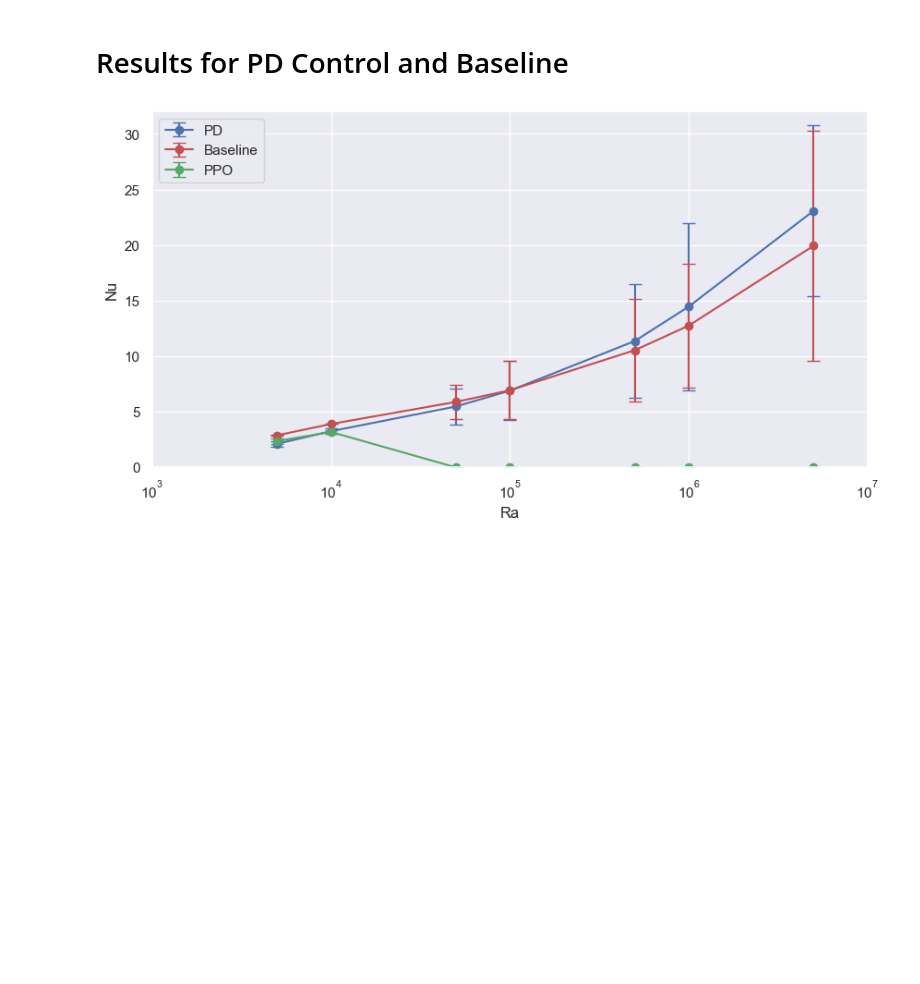
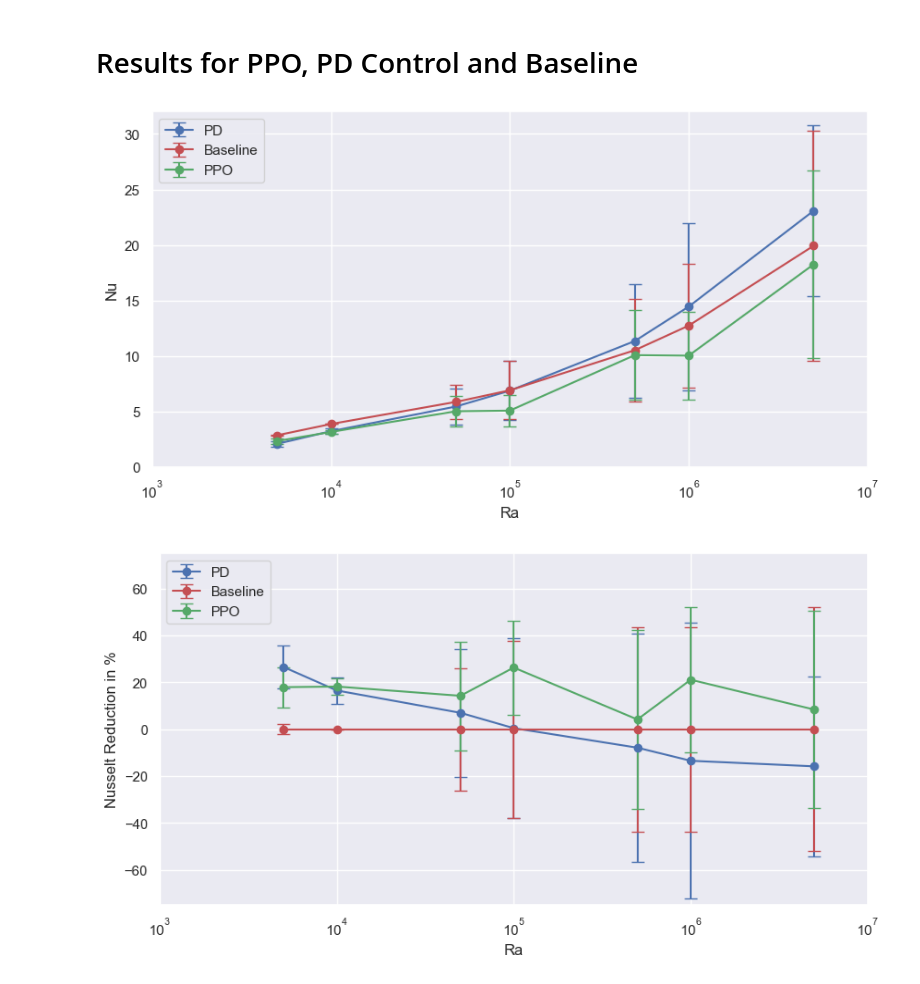
Before and after one commit to SAIL-project/RayleighBenard-Dataset, a Jupyter notebook: notebooks/results.ipynb, the cells around one changed output. Cells and saved outputs as stored; diff of their text form; code cells hidden in the pictures; blank space fills up the shorter version.

Commit message:
add results for ppo

```diff
--- a/notebooks/results.ipynb
+++ b/notebooks/results.ipynb
@@ -6,4 +6,4 @@ import matplotlib.pyplot as plt
 import numpy as np
 import seaborn as sns
 # %% [markdown]
-# Results for PD Control and Baseline
+# Results for PPO, PD Control and Baseline
@@ -10,18 +38,4 @@ import seaborn as sns
 # %%
-mean = {"baseline": [], "pd": [], "ppo": []}
-std = {"baseline": [], "pd": [], "ppo": []}
-ra = [5000, 10000, 50000, 100000, 500000, 1000000, 5000000]
-
-for method in ["baseline", "pd", "ppo"]:
-    for r in ra:
-        path = f"res/{method}_ra{r}.csv"
-        try:
-            df = pandas.read_csv(path)
-            mean[method].append(df["nusselt"].mean())
-            std[method].append(df["nusselt"].std())
-        except:
-            mean[method].append(0)
-            std[method].append(0)
 
 # plot
 plt.figure(figsize=(10, 5))
@@ -46,4 +60,29 @@ plt.errorbar(ra, mean["ppo"], std["ppo"], linestyle="-", marker='o', color='g',
 plt.legend()
 plt.show()
 # %% [output]
-[figure, old version]
+[figure, new version]
+# %%
+# plot
+plt.figure(figsize=(10, 5))
+sns.set_theme()
+
+# x axis
+plt.xlim(1000, 10000000)
+plt.xticks(ticks=[1000, 10000, 100000, 1000000, 10000000], labels=["$10^3$", "$10^4$","$10^5$","$10^6$", "$10^7$"])
+plt.xlabel("Ra")
+plt.xscale("log")
+
+# y axis
+plt.ylim(-75, 75)
+plt.ylabel("Nusselt Reduction in %")
+
+# plot data
+plt.errorbar(ra, mean_percent["pd"], std_percent["pd"], linestyle="-", marker='o', color='b', capsize=5, label="PD")
+plt.errorbar(ra, mean_percent["baseline"], std_percent["baseline"], linestyle="-", marker='o', color='r', capsize=5, label="Baseline")
+plt.errorbar(ra, mean_percent["ppo"], std_percent["ppo"], linestyle="-", marker='o', color='g', capsize=5, label="PPO")
+
+
+plt.legend()
+plt.show()
+# %% [output]
+[figure, added]
```
Also changed, not shown: parts of 1 cell of this notebook, 6 other files.
